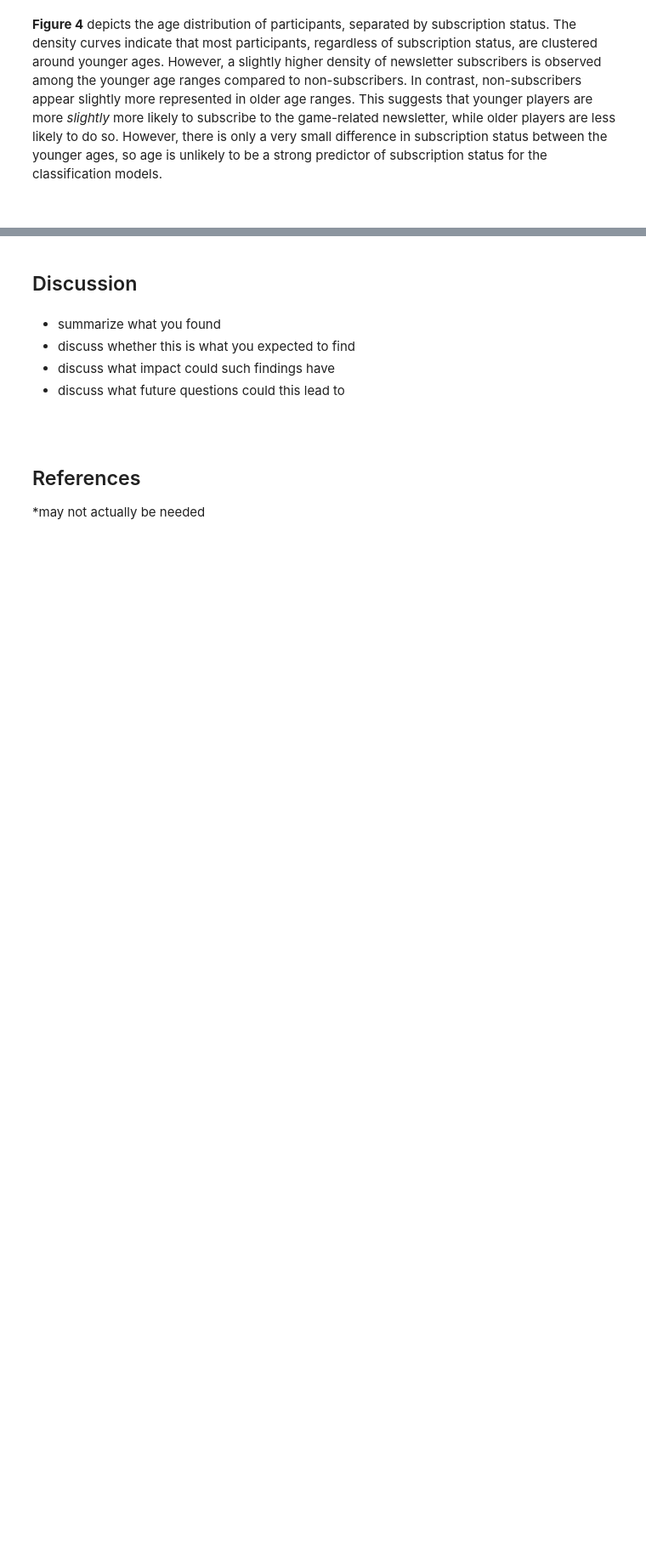
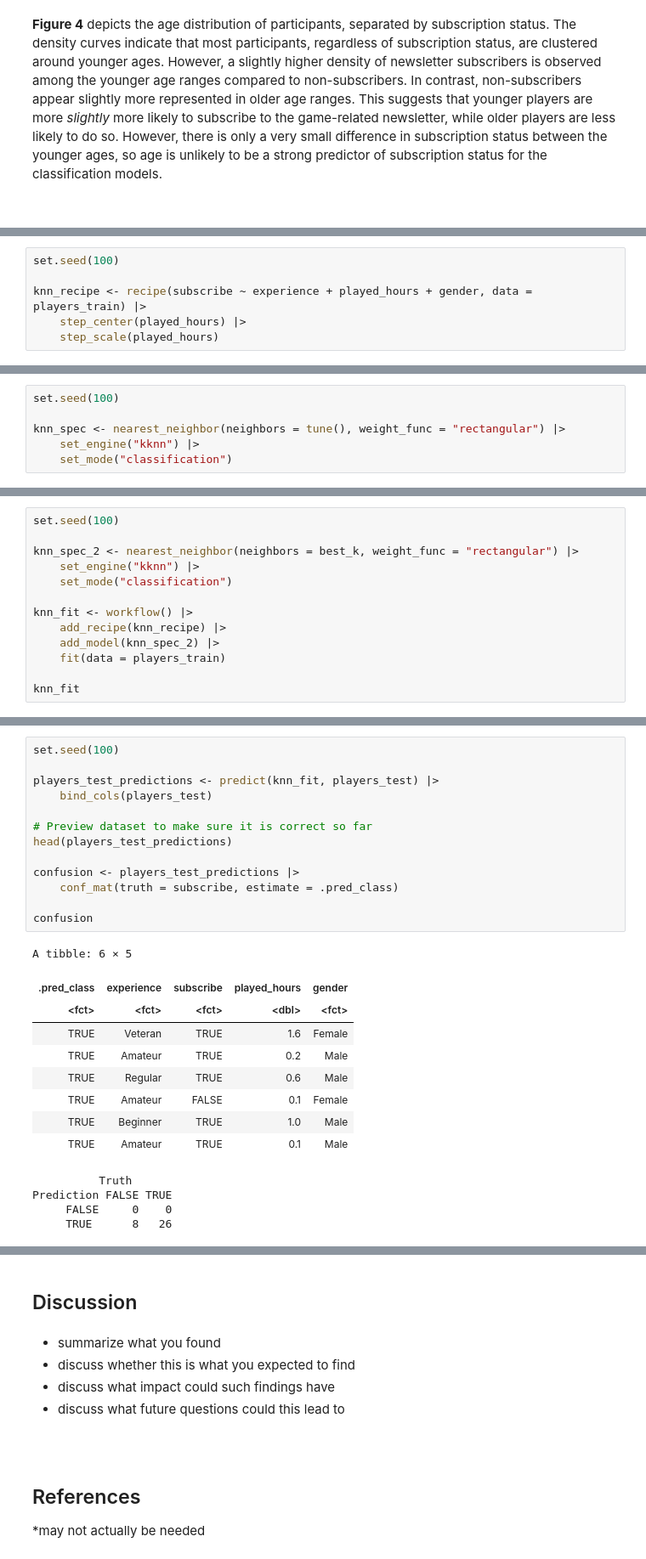
Before and after one commit to wandereryiu/dsci-100-2025W1-group-38, a Jupyter notebook: dsci_100_project_report_group_38.ipynb, the cells around one changed output, grey strips where cells are left out. Shown at 85% size. Cells and saved outputs as stored; diff of their text form; blank space fills up the shorter version.

```diff
--- a/dsci_100_project_report_group_38.ipynb
+++ b/dsci_100_project_report_group_38.ipynb
@@ -261,0 +326,6 @@ The question formulated based on the visualizations is:
+# %%
+set.seed(100)
+
+knn_recipe <- recipe(subscribe ~ experience + played_hours + gender, data = players_train) |>
+    step_center(played_hours) |>
+    step_scale(played_hours)
@@ -261,0 +334,6 @@ The question formulated based on the visualizations is:
+# %%
+set.seed(100)
+
+knn_spec <- nearest_neighbor(neighbors = tune(), weight_func = "rectangular") |>
+    set_engine("kknn") |>
+    set_mode("classification")
@@ -261,0 +409,13 @@ The question formulated based on the visualizations is:
+# %%
+set.seed(100)
+
+knn_spec_2 <- nearest_neighbor(neighbors = best_k, weight_func = "rectangular") |>
+    set_engine("kknn") |>
+    set_mode("classification")
+
+knn_fit <- workflow() |>
+    add_recipe(knn_recipe) |>
+    add_model(knn_spec_2) |>
+    fit(data = players_train)
+
+knn_fit
@@ -261,0 +446,27 @@ The question formulated based on the visualizations is:
+# %%
+set.seed(100)
+
+players_test_predictions <- predict(knn_fit, players_test) |>
+    bind_cols(players_test)
+
+# Preview dataset to make sure it is correct so far
+head(players_test_predictions)
+
+confusion <- players_test_predictions |>
+    conf_mat(truth = subscribe, estimate = .pred_class)
+
+confusion
+# %% [output]
+A tibble: 6 × 5
+| .pred_class | experience | subscribe | played_hours | gender |
+| <fct> | <fct> | <fct> | <dbl> | <fct> |
+| TRUE | Veteran | TRUE | 1.6 | Female |
+| TRUE | Amateur | TRUE | 0.2 | Male |
+| TRUE | Regular | TRUE | 0.6 | Male |
+| TRUE | Amateur | FALSE | 0.1 | Female |
+| TRUE | Beginner | TRUE | 1.0 | Male |
+| TRUE | Amateur | TRUE | 0.1 | Male |
+          Truth
+Prediction FALSE TRUE
+     FALSE     0    0
+     TRUE      8   26
```
Also changed, not shown: parts of 19 cells of this notebook.
